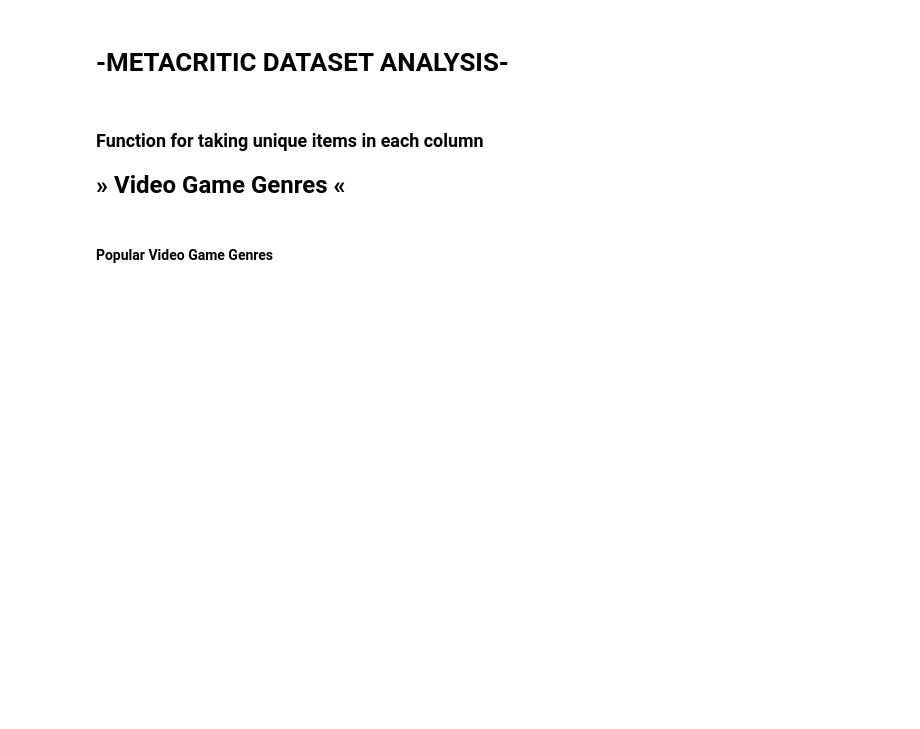
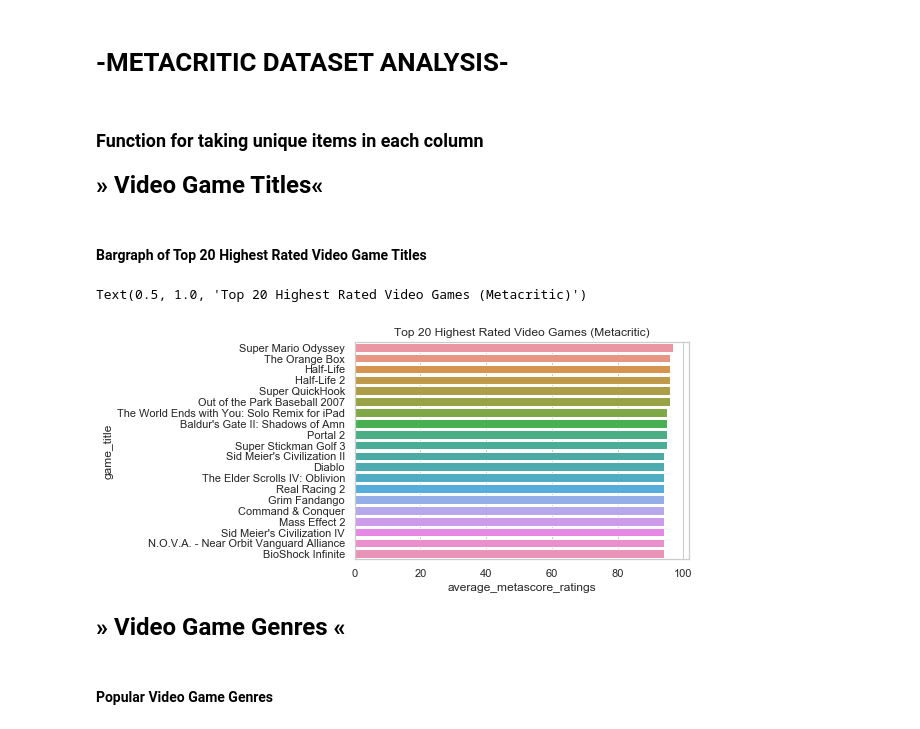
Before and after one commit to travisreyes/metacritic-dataset-cleaning-and-analysis, a Jupyter notebook: metacritic_dataclean_&_analysis.ipynb, the cells around one changed output. Saved outputs shown, nothing was run; the diff lists cells and outputs as text; code cells hidden in the pictures; blank space fills up the shorter version.

```diff
--- a/metacritic_dataclean_&_analysis.ipynb
+++ b/metacritic_dataclean_&_analysis.ipynb
@@ -235,6 +235,16 @@ def unique_items(df,title):
             else:
                 dic[item] +=1
     return  dic
+# %% [markdown]
+<font size="5"> <strong> &#187; Video Game Titles&#171; </strong></font>
+# %% [markdown]
+#### Bargraph of Top 20 Highest Rated Video Game Titles
+# %%
+sns.set(style="whitegrid")
+sns.barplot(x="average_metascore_ratings", y="game_title", data=new_updated_metacritic_df.sort_values(by="average_metascore_ratings",ascending=False).head(20)).set_title('Top 20 Highest Rated Video Games (Metacritic)')
+# %% [output]
+Text(0.5, 1.0, 'Top 20 Highest Rated Video Games (Metacritic)')
+[figure, added]
 # %% [markdown]
 <font size="5"> <strong> &#187; Video Game Genres &#171;</strong></font>
 # %% [markdown]
```
Also changed, not shown: parts of 3 cells of this notebook.
